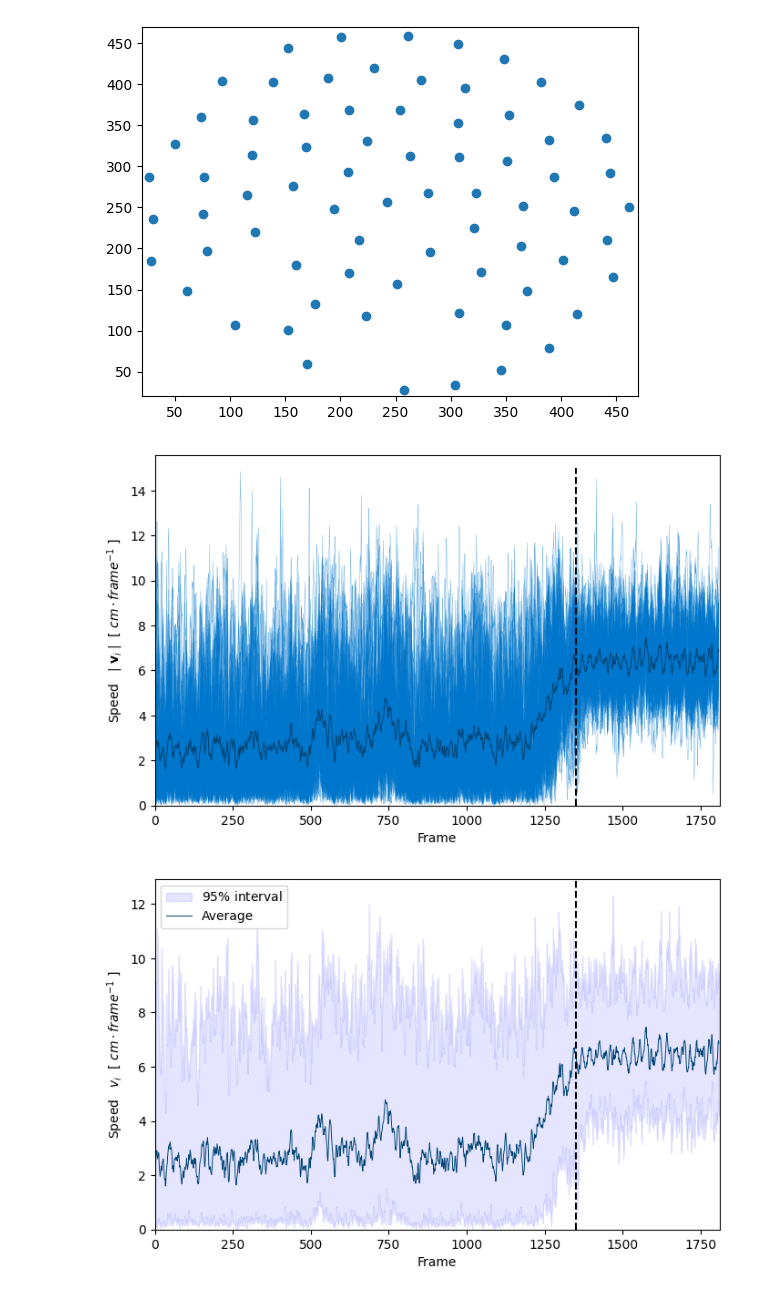
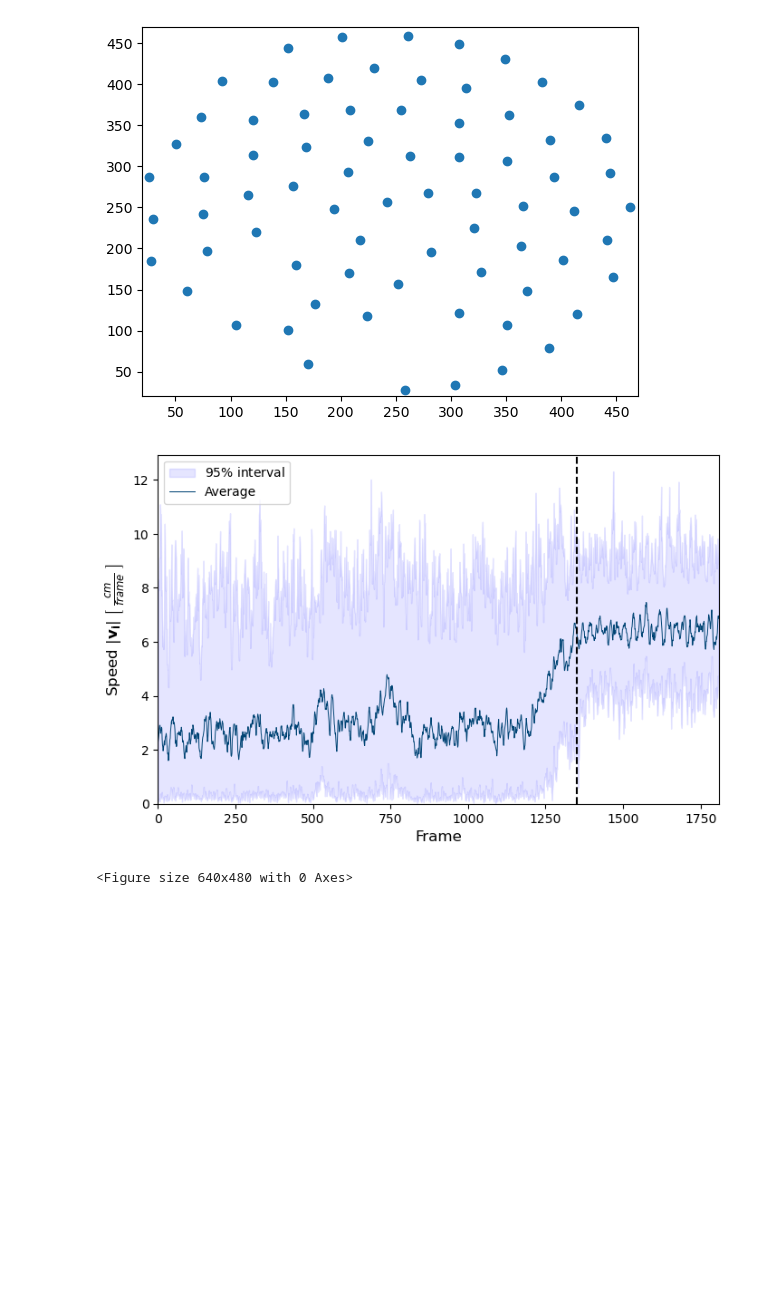
Before and after one commit to BenedictRussell/MA932-Project, a Jupyter notebook: Data_based.ipynb, the cells around one changed output. Cells and saved outputs as stored; diff of their text form; code cells hidden in the pictures; blank space fills up the shorter version.

```diff
--- a/Data_based.ipynb
+++ b/Data_based.ipynb
@@ -8,7 +8,7 @@ import scipy.stats as st
 import matplotlib.animation as animation
 
 # Import data
-experiments = pd.read_csv("/workspaces/MA932-Project/n73_stabilization.csv")
+experiments = pd.read_csv("n73_stabilization.csv")
 # NOTE: Fixed radius 16.75
 experiments = experiments[['TRACK_ID', 'POSITION_X', 'POSITION_Y', 'FRAME']] # Columns of interest
 # %%
@@ -104,55 +104,38 @@ for a in pd.unique(experiments['TRACK_ID']):
 frames = np.array(pd.unique(vwr_df['FRAME']), dtype=int)
 
 avg_speed = np.zeros(len(pd.unique(vwr_df['FRAME'])))
 lower95 = np.zeros(len(pd.unique(vwr_df['FRAME'])))
 upper95 = np.zeros(len(pd.unique(vwr_df['FRAME'])))
 
 for i in frames:
     frame_info = vwr_df[vwr_df['FRAME'] == i]
     avg_speed[i] = np.mean(frame_info['VELOCITY_MAG'])
 
     #95% confidence interval (Normal dist)
     #lower95[i], upper95[i] = st.norm.interval(0.99, loc=avg_speed[i], scale=st.sem(frame_info['VELOCITY_MAG']))
 
     #95% of the balls
     frame_speeds = np.sort(frame_info['VELOCITY_MAG'])
     lower95[i] = frame_speeds[1] # 2.5 % of 73 approx 2
     upper95[i] = frame_speeds[-2] # 2.5 % of 73 approx 2
 
-# Speed plot
-fig = plt.figure(figsize=(8, 5))
-
-for a in pd.unique(vwr_df['TRACK_ID']):
-    agent_info = vwr_df[vwr_df['TRACK_ID'] == a]
-    plt.plot(agent_info['FRAME'], agent_info['VELOCITY_MAG'], linewidth=0.3, alpha=0.6, color='#0077CC')
-
-plt.plot(frames, avg_speed, color='#004474', linewidth=0.7)
-
-plt.xlim(0, 1810)
-plt.ylim(bottom=0)
-plt.vlines(x=1350, ymin=0, ymax=15, linestyles='--', color='k')
-plt.ylabel('Speed   $\\vert \\; \\mathbf{v}_i \\; \\vert$  [ $cm \cdot frame^{-1}$ ]')
-plt.xlabel('Frame')
-plt.savefig('speed.pdf', format='pdf')
-plt.show()
-
 # 95% of the balls
 fig = plt.figure(figsize=(8, 5))
 
 plt.fill_between(frames[1:], lower95[1:], upper95[1:], color='blue', alpha=0.1, label='$95\\%$ interval')
 plt.plot(frames[1:], avg_speed[1:], color='#004474', linewidth=0.7, label='Average')
 
 plt.xlim(0, 1810)
 plt.ylim(bottom=0)
 plt.vlines(x=1350, ymin=0, ymax=15, linestyles='--', color='k')
-plt.ylabel('Speed   $v_i$  [ $cm \cdot frame^{-1}$ ]')
-plt.xlabel('Frame')
-plt.savefig('speed.pdf', format='pdf')
+plt.ylabel('Speed $\\vert\\mathbf{v_i}\\vert$ $\\left[ \\; \\frac{cm}{frame} \\; \\right]$', fontsize=12)
+plt.xlabel('Frame', fontsize=12)
 plt.legend(loc='upper left')
 plt.show()
+plt.savefig('speed.pdf', format='pdf')
 # %% [output]
-[figure, old version]
+[figure, new version]
-[figure, removed]
+<Figure size 640x480 with 0 Axes>
 # %%
 # Plot for angle difference
 fig = plt.figure(figsize=(8, 5))
```
Also changed, not shown: parts of 7 cells of this notebook.
